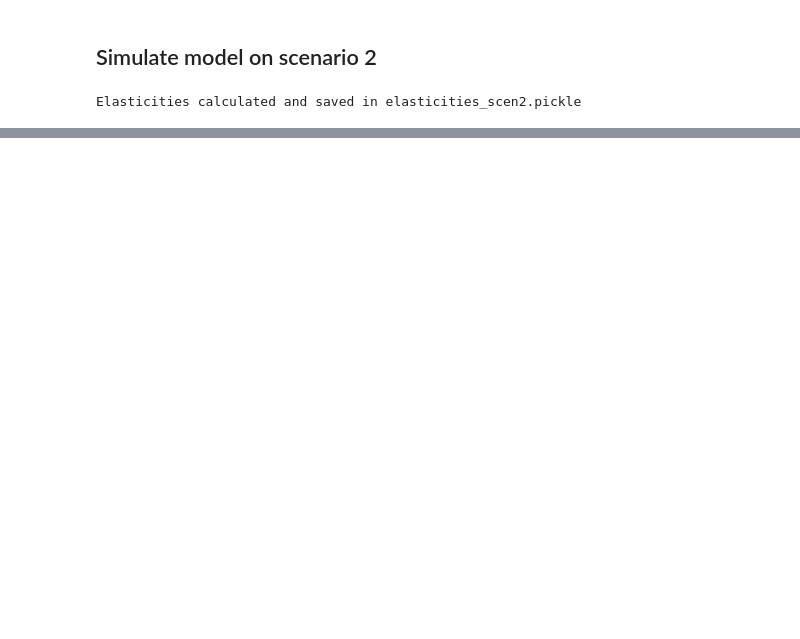
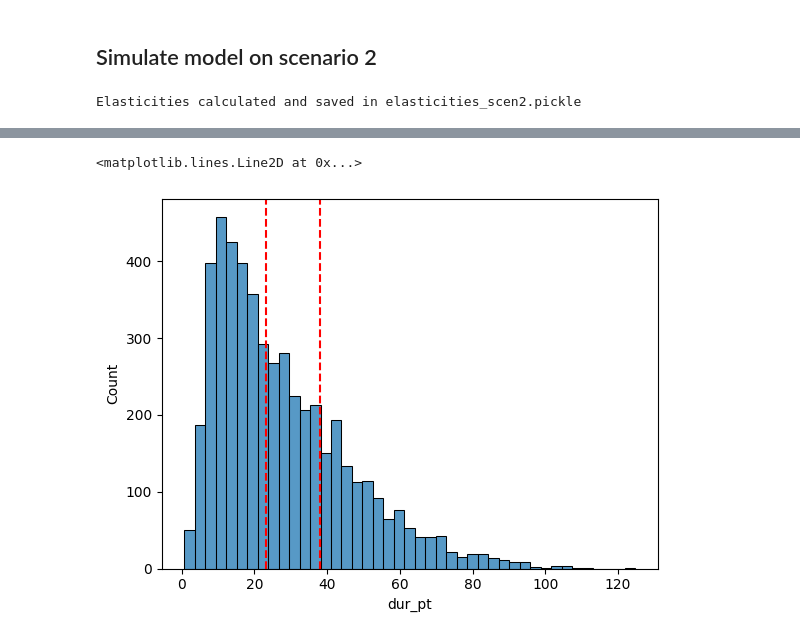
Before and after one commit to d23845jg/mmb_project_lpmc, a Jupyter notebook: forecastv2.ipynb, the cells around one changed output, grey strips where cells are left out. Drawn from its saved outputs; the diff is of its cells as text; code cells hidden in the pictures; blank space fills up the shorter version.

```diff
--- a/forecastv2.ipynb
+++ b/forecastv2.ipynb
@@ -1692,0 +1732,7 @@ revenue_pt_scen2 = (simulated_values['Prob public transportation'] * df_scen2['c
+# %%
+sns.histplot(df["dur_pt"]*60)
+plt.axvline(x=df["dur_pt"].quantile(0.5)*60, color='r', linestyle='--')
+plt.axvline(x=df["dur_pt"].quantile(0.75)*60, color='r', linestyle='--')
+# %% [output]
+<matplotlib.lines.Line2D at 0x...>
+[figure, added]
```
Also changed, not shown: parts of 13 cells of this notebook.
